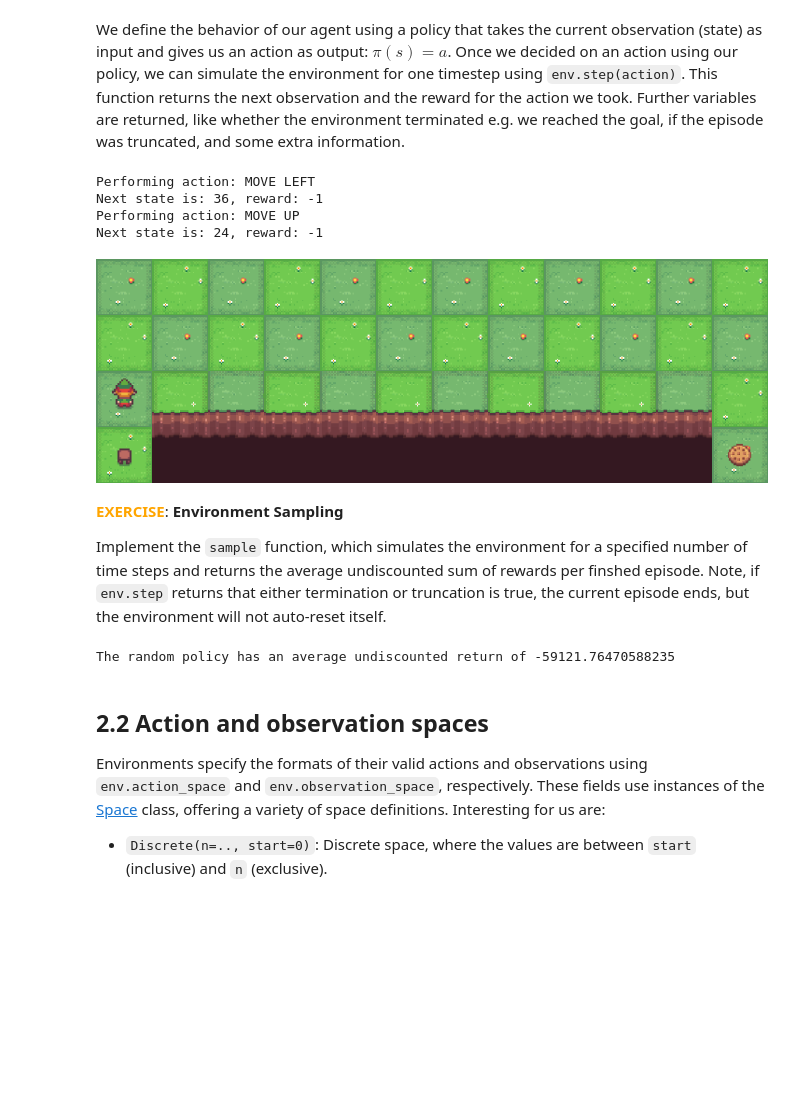
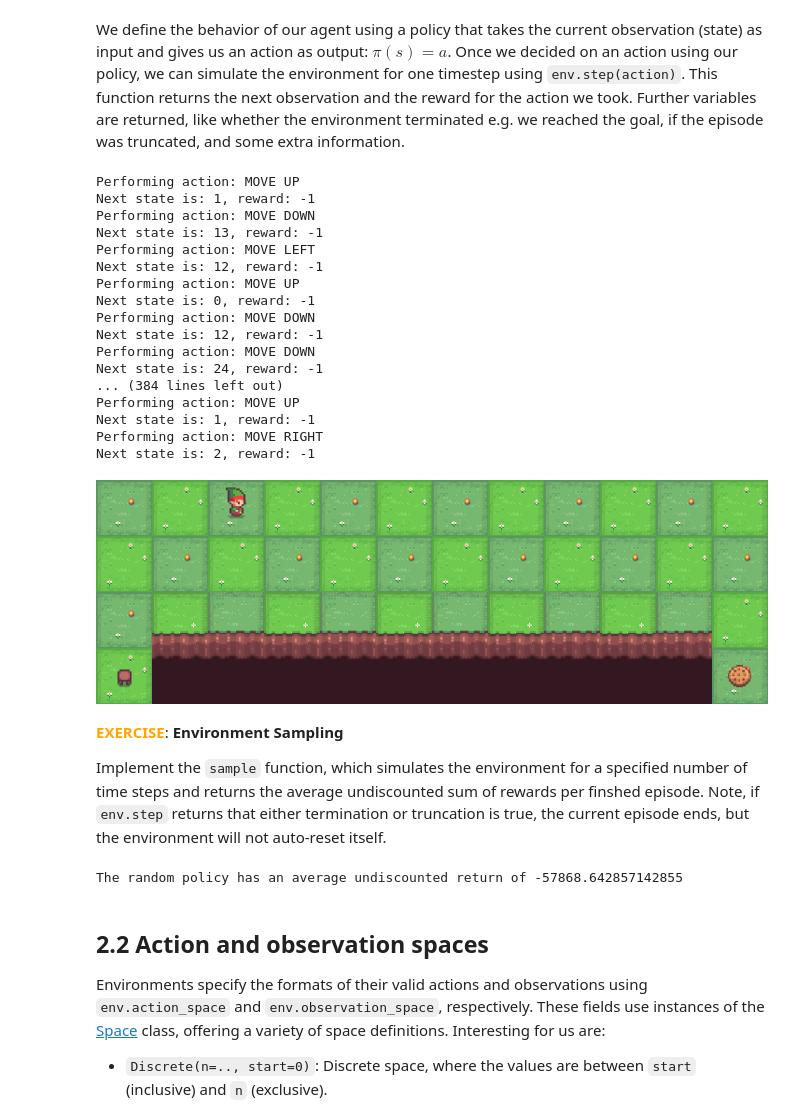
Before and after one commit to gulidamarta/reinforcement-learning-lab, a Jupyter notebook: q_learning/q_learning.ipynb, the cells around one changed output. Saved outputs shown, nothing was run; the diff lists cells and outputs as text; code cells hidden in the pictures; blank space fills up the shorter version.

```diff
--- a/q_learning/q_learning.ipynb
+++ b/q_learning/q_learning.ipynb
@@ -103,33 +103,46 @@ We define the behavior of our agent using a policy that takes the current observ
 # %%
 # Actions to control agent
 ACTIONS = {
     0: "MOVE UP",
     1: "MOVE RIGHT",
     2: "MOVE DOWN",
     3: "MOVE LEFT",
 }
 
 def random_policy(obs: int) -> int:
     """A policy that performs random actions."""
     return np.random.randint(4)
 
 # Simulate for two time steps
-TIME_STEPS = 2
+TIME_STEPS = 200
 for i in range(TIME_STEPS):
     action = random_policy(obs)
     print(f"Performing action: {ACTIONS[action]}")
     next_obs, reward, terminated, truncated, info = env.step(action)
     print(f"Next state is: {next_obs}, reward: {reward}")
     obs = next_obs
 
 img = env.render()
 Image.fromarray(img)
 # %% [output]
+Performing action: MOVE UP
+Next state is: 1, reward: -1
+Performing action: MOVE DOWN
+Next state is: 13, reward: -1
 Performing action: MOVE LEFT
-Next state is: 36, reward: -1
+Next state is: 12, reward: -1
 Performing action: MOVE UP
+Next state is: 0, reward: -1
+Performing action: MOVE DOWN
+Next state is: 12, reward: -1
+Performing action: MOVE DOWN
 Next state is: 24, reward: -1
+... (384 lines left out)
+Performing action: MOVE UP
+Next state is: 1, reward: -1
+Performing action: MOVE RIGHT
+Next state is: 2, reward: -1
-[figure, old version]
+[figure, new version]
 # %% [markdown]
 <span style="color:orange">**EXERCISE**</span>: **Environment Sampling**
 
@@ -156,7 +169,7 @@ def sample(env: gym.Env, policy: Callable[[int], int], num_steps: int = 100_000)
         action = policy(state)
 
         # Take a step in the environment
-        next_state, reward, terminated, truncated, info = env.step(action)
+        next_state, reward, terminated, _, _ = env.step(action)
 
         # Accumulate the reward for the current episode
         episode_return += reward
@@ -173,7 +186,7 @@ def sample(env: gym.Env, policy: Callable[[int], int], num_steps: int = 100_000)
 undiscounted_return = sample(env, random_policy, num_steps=100_000)
 print(f"The random policy has an average undiscounted return of {undiscounted_return}")
 # %% [output]
-The random policy has an average undiscounted return of -59121.76470588235
+The random policy has an average undiscounted return of -57868.642857142855
 # %% [markdown]
 ## 2.2 Action and observation spaces
 Environments specify the formats of their valid actions and observations using `env.action_space` and `env.observation_space`, respectively. These fields use instances of the [Space](https://gymnasium.farama.org/api/spaces/) class, offering a variety of space definitions. Interesting for us are:
```
Also changed, not shown: parts of 14 cells of this notebook, 1 other file.
